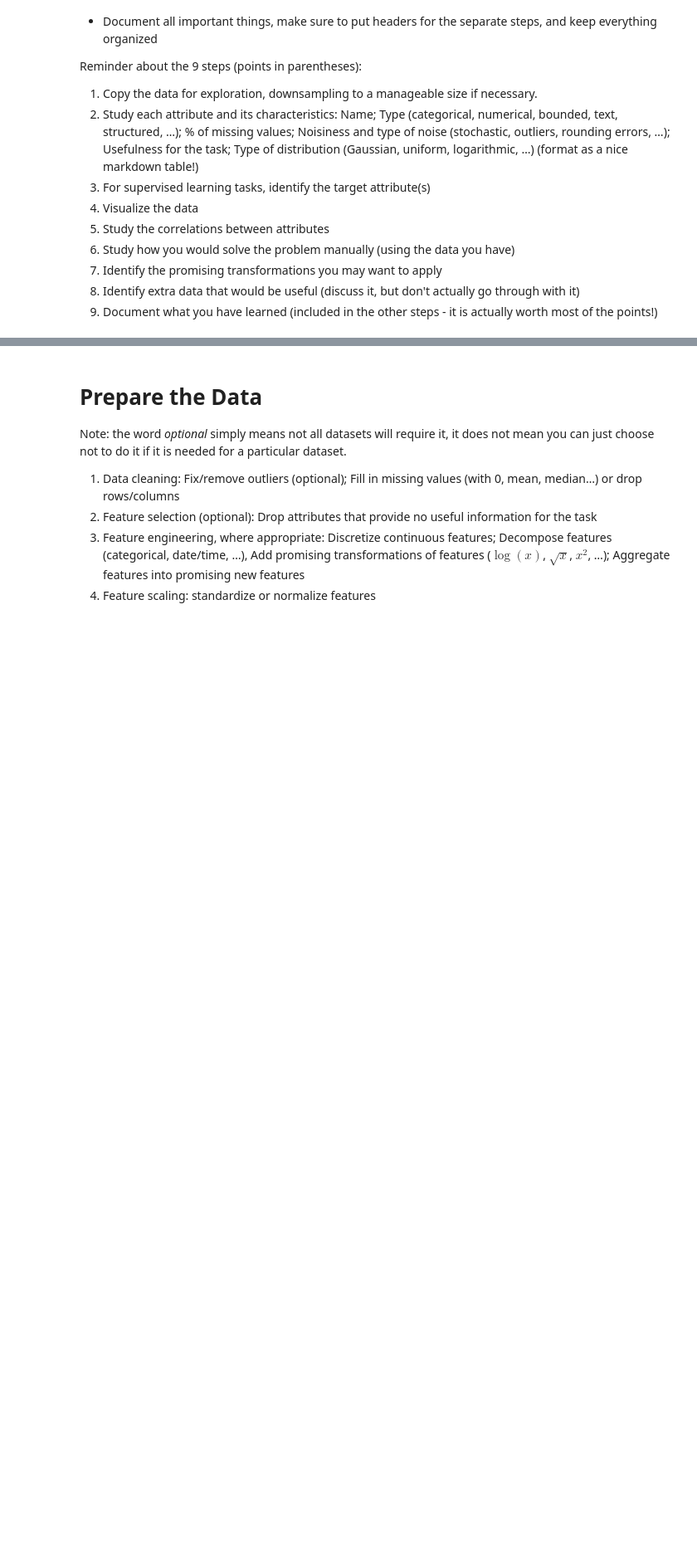
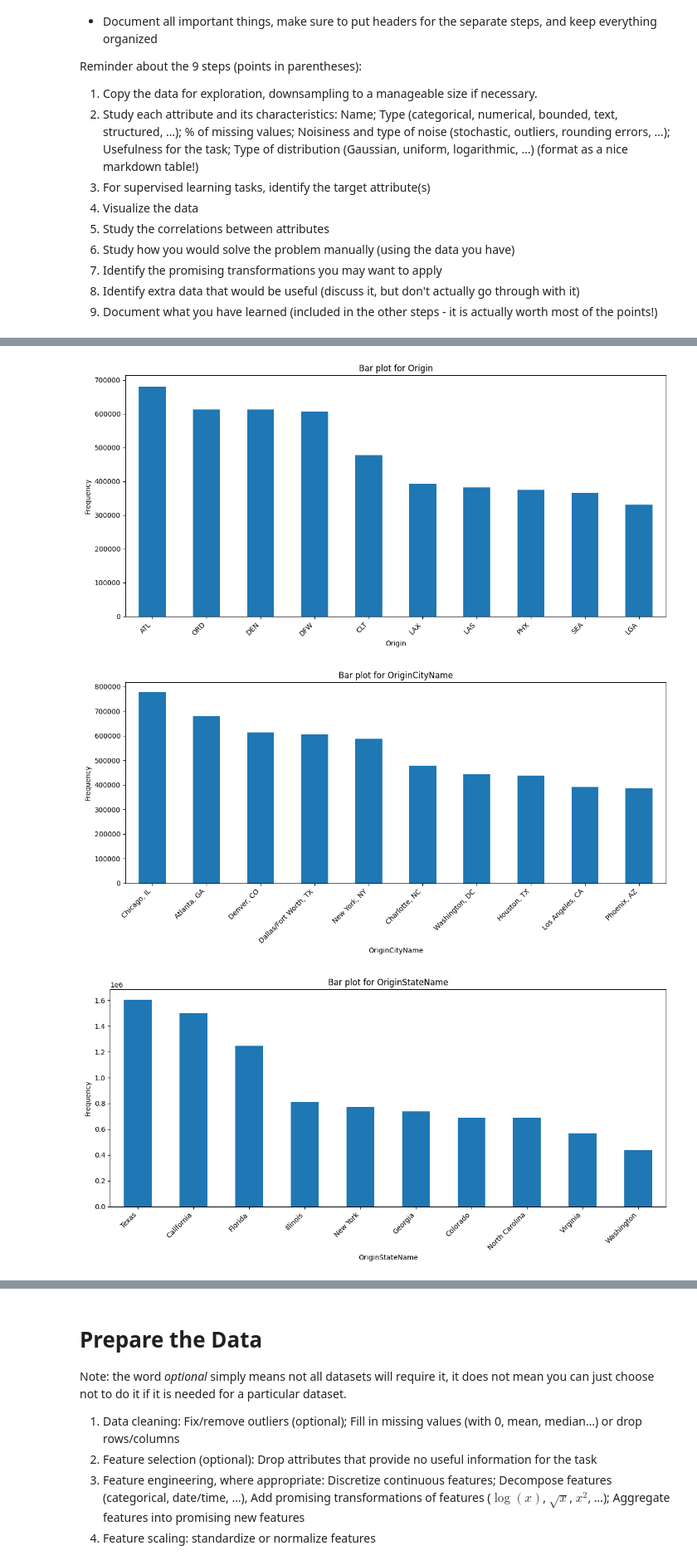
Before and after one commit to jyounes23/flight-delay-predictor, a Jupyter notebook: Delayed.ipynb, the cells around one changed output, grey strips where cells are left out. Shown at 83% size. Drawn from its saved outputs; the diff is of its cells as text; code cells hidden in the pictures; blank space fills up the shorter version.

```diff
--- a/Delayed.ipynb
+++ b/Delayed.ipynb
@@ -223,0 +273,32 @@ Reminder about the 9 steps (points in parentheses):
+# %%
+# List of columns to plot bar plots for
+columns_to_plot = ['Origin', 'OriginCityName', 'OriginStateName', 'Dest', 'CancellationCode', 'NAME', 'model', 'airlineName']
+
+for column in columns_to_plot:
+    plt.figure(figsize=(12, 6))
+
+    # Count the occurrences of each category
+    value_counts = data[column].value_counts()
+
+    # Limit to top N categories (e.g., top 10)
+    top_n = 10
+    value_counts = value_counts.head(top_n)
+
+    # Plot the bar plot
+    value_counts.plot(kind='bar')
+
+    # Set the title and labels
+    plt.title(f'Bar plot for {column}')
+    plt.xlabel(column)
+    plt.ylabel('Frequency')
+
+    # Rotate the x-axis labels for readability
+    plt.xticks(rotation=45, ha='right')
+
+    # Display the plot
+    plt.tight_layout()  # Adjust layout to make space for labels
+    plt.show()
+# %% [output]
+[figure, added]
+[figure, added]
+[figure, added]
```
Also changed, not shown: parts of 6 cells of this notebook.
